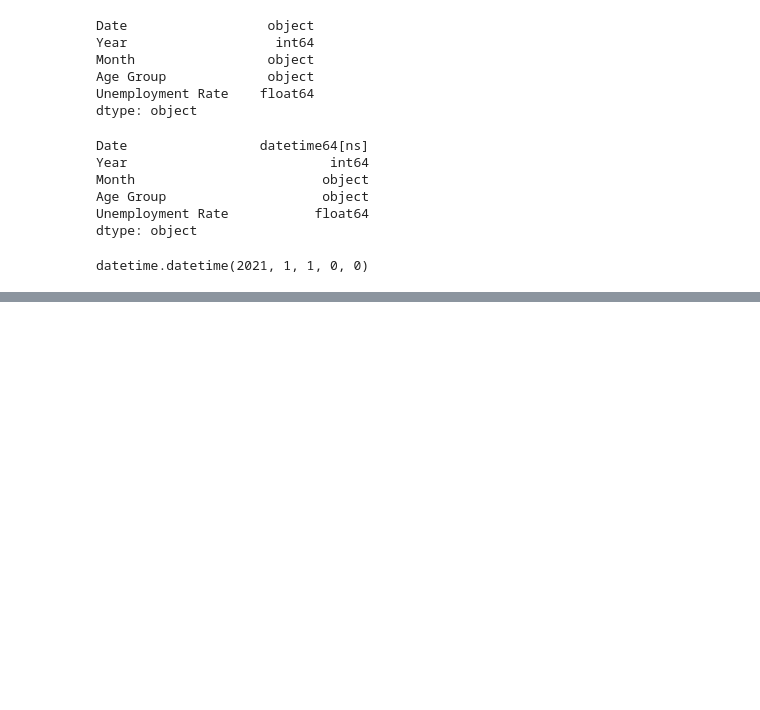
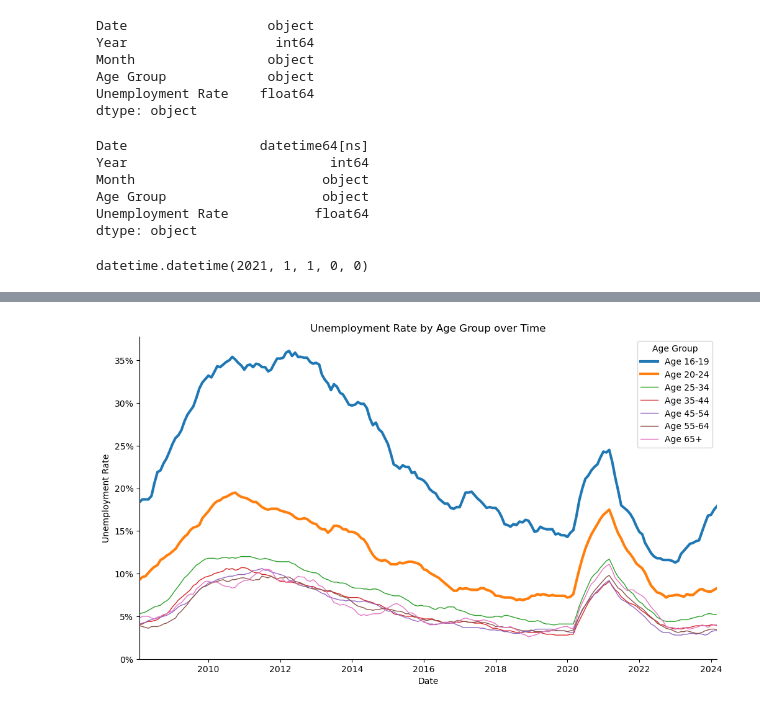
Before and after one commit to tinalina1003/unemployment-rate-Cali, a Jupyter notebook: main.ipynb, the cells around one changed output, grey strips where cells are left out. Drawn from its saved outputs; the diff is of its cells as text; code cells hidden in the pictures; blank space fills up the shorter version.

```diff
--- a/main.ipynb
+++ b/main.ipynb
@@ -190,0 +212,25 @@ plt.show()
+# %%
+# Line graph to plot trends over time by age group
+plt.figure(figsize = (12, 6.75))
+
+# using hue = grouping variable that will produce lines with different colours.. so its basically a groupby
+ax = sns.lineplot(data = unemp_melt, x = 'Date', y = 'Unemployment Rate', hue = 'Age Group', size = 'Age Group', sizes = [3,3,1,1,1,1,1])
+
+# set the orgin at 0,0 or else it'll shift a bit
+ax.margins(x=0)
+
+plt.title("Unemployment Rate by Age Group over Time")
+
+ax.yaxis.set_major_formatter(ticker.PercentFormatter(xmax = 1, decimals = 0))
+
+# shows 0 at the y axis?
+plt.ylim(0)
+
+# gets rid of the unecessary lines around the graph
+sns.despine()
+
+plt.savefig("outputs/Unemployment Rate by Age Group over Time.jpeg")
+
+plt.show()
+# %% [output]
+[figure, added]
```
Also changed, not shown: parts of 2 cells of this notebook, 1 other file.
